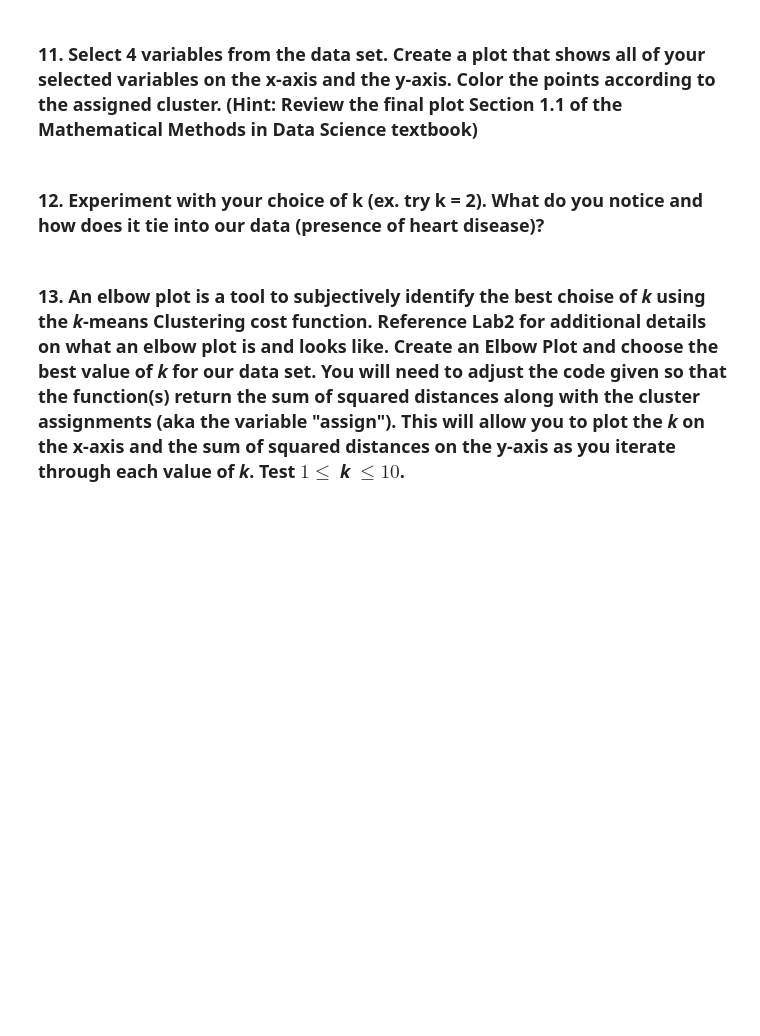
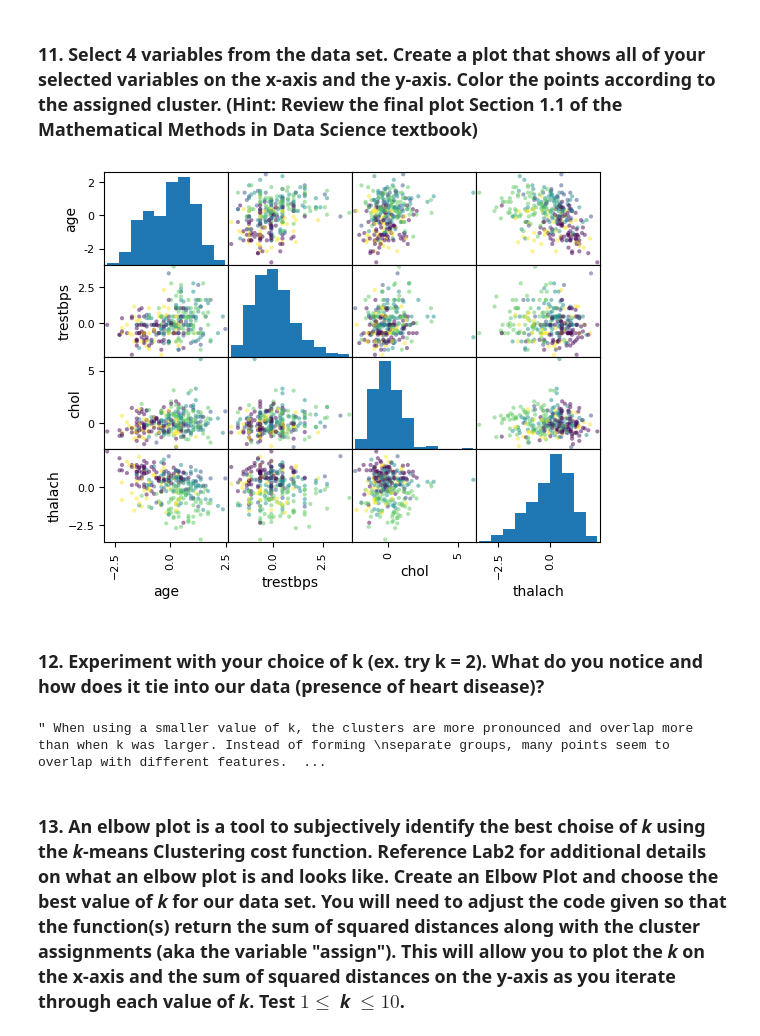
Before and after one commit to alibpowell/project1, a Jupyter notebook: 01_Student_Template.ipynb, the cells around one changed output. Saved outputs shown, nothing was run; the diff lists cells and outputs as text; code cells hidden in the pictures; blank space fills up the shorter version.

Commit message:
Completed assignment

```diff
--- a/01_Student_Template.ipynb
+++ b/01_Student_Template.ipynb
@@ -400,2 +401,15 @@ plt.show()
+# %%
+from pandas.plotting import scatter_matrix
+
+# select 4 variables
+cols = [0, 2, 3, 5]
+col_names = ['age', 'trestbps', 'chol', 'thalach']
+df4 = pd.DataFrame(X_standardized[:, cols], columns=col_names)
+
+# scatterplot matrix colored by cluster
+scatter_matrix(df4, c=assign,cmap='viridis')
+plt.show()
+# %% [output]
+[figure, added]
 # %% [markdown]
 ### 12. Experiment with your choice of k (ex. try k = 2). What do you notice and how does it tie into our data (presence of heart disease)?
@@ -404,3 +416,12 @@ plt.show()
+# %%
+# Experiment with your choice of k (try k = 2). What do you notice and how does it tie into our data (presence of heart disease)?
+
+''' When using a smaller value of k, the clusters are more pronounced and overlap more than when k was larger. Instead of forming
+separate groups, many points seem to overlap with different features. This suggests that the data doesn't just split into two binary groups.
+This shows that using only two clusters oversimplifies the presence of great disease or not, as there may be different variations between
+patients that are not accounted for.'''
+# %% [output]
+" When using a smaller value of k, the clusters are more pronounced and overlap more than when k was larger. Instead of forming \nseparate groups, many points seem to overlap with different features.  ...
 # %% [markdown]
 ### 13.  An elbow plot is a tool to subjectively identify the best choise of *k* using the *k*-means Clustering cost function. Reference Lab2 for additional details on what an elbow plot is and looks like. Create an Elbow Plot and choose the best value of *k* for our data set. You will need to adjust the code given so that the function(s) return the sum of squared distances along with the cluster assignments (aka the variable "assign"). This will allow you to plot the *k* on the x-axis and the sum of squared distances on the y-axis as you iterate through each value of *k*. Test $1 \leq $ *k* $\leq 10$.
 # %%
```
Also changed, not shown: parts of 8 cells of this notebook.
